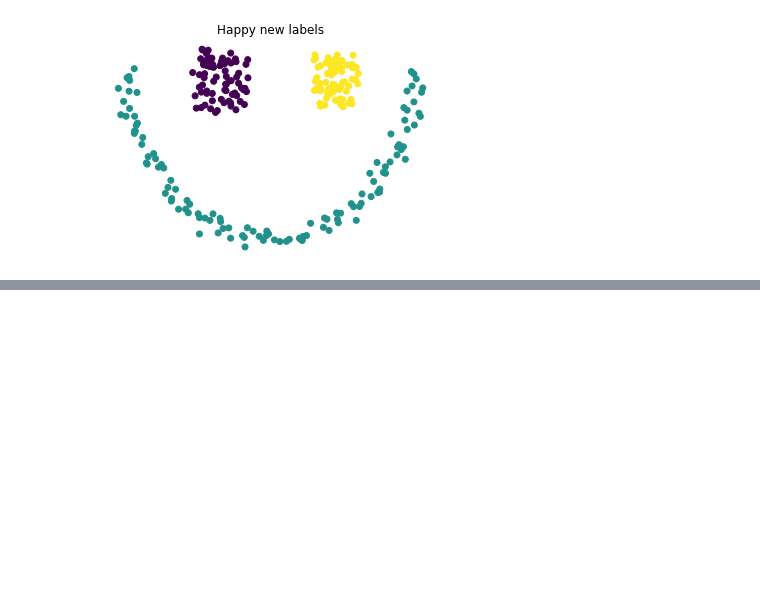
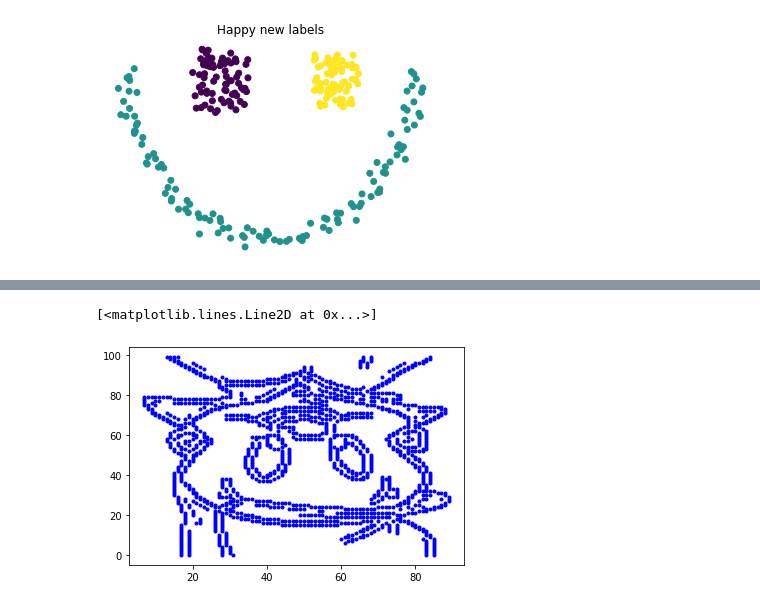
Before and after one commit to Bryan0122/PRI, a Jupyter notebook: PRI_Test.ipynb, the cells around one changed output, grey strips where cells are left out. Drawn from its saved outputs; the diff is of its cells as text; code cells hidden in the pictures; blank space fills up the shorter version.

```diff
--- a/PRI_Test.ipynb
+++ b/PRI_Test.ipynb
@@ -189,0 +208,5 @@ ax2=plt.axis('off')
+# %%
+plt.plot(n[:,0],n[:,1],'b.')
+# %% [output]
+[<matplotlib.lines.Line2D at 0x...>]
+[figure, added]
```
Also changed, not shown: parts of 6 cells of this notebook.
